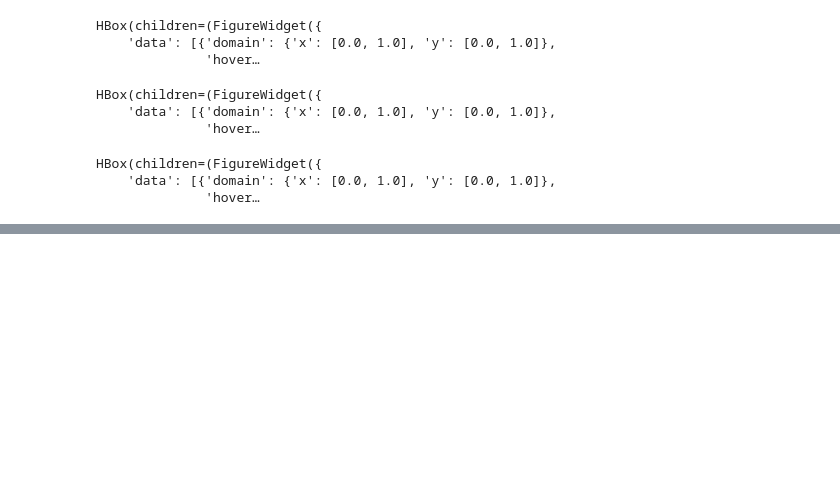
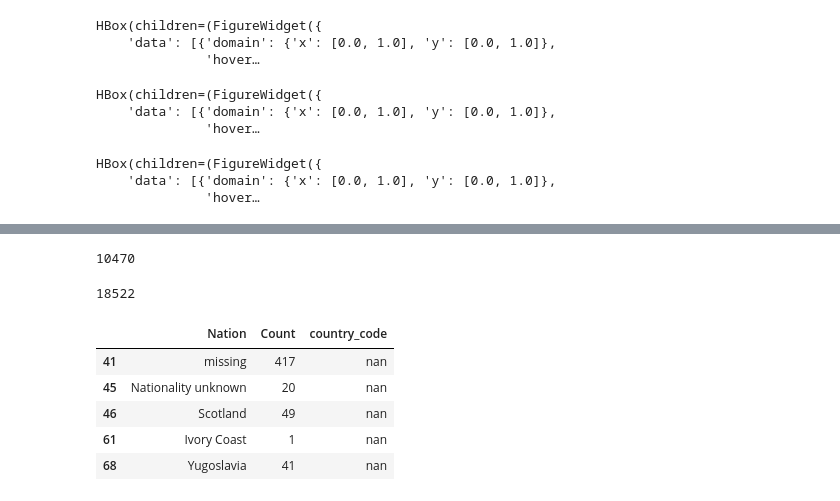
Before and after one commit to laurentfintoni/Net-Art-Rev, a Jupyter notebook: net_art_revolution.ipynb, the cells around one changed output, grey strips where cells are left out. Saved outputs shown, nothing was run; the diff lists cells and outputs as text; code cells hidden in the pictures; blank space fills up the shorter version.

```diff
--- a/net_art_revolution.ipynb
+++ b/net_art_revolution.ipynb
@@ -968,0 +1171,18 @@ fig_sun.show(), fig_sun_2.show()
+# %%
+len(moma_rhz_compare.loc[moma_rhz_compare['Nationality'] == 'American'])
+# %% [output]
+10470
+# %%
+MC_countries_count.Count.sum()
+# %% [output]
+18522
+# %%
+MC_countries_count["country_code"] = MC_countries_count["country_code"].astype(str)
+MC_countries_count.loc[MC_countries_count['country_code'] == 'nan']
+# %% [output]
+|  | Nation | Count | country_code |
+| 41 | missing | 417 | nan |
+| 45 | Nationality unknown | 20 | nan |
+| 46 | Scotland | 49 | nan |
+| 61 | Ivory Coast | 1 | nan |
+| 68 | Yugoslavia | 41 | nan |
```
Also changed, not shown: parts of 32 cells of this notebook, 1 other file.
